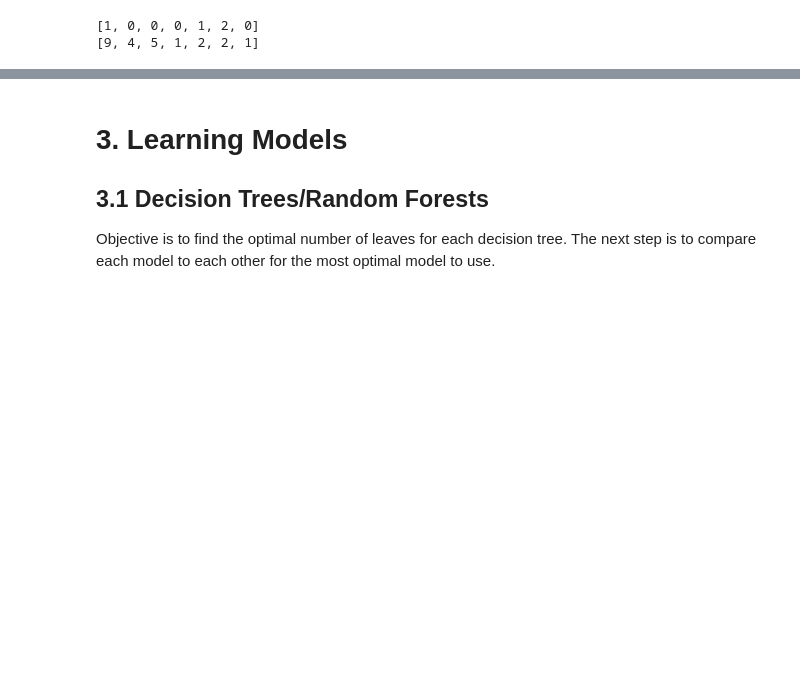
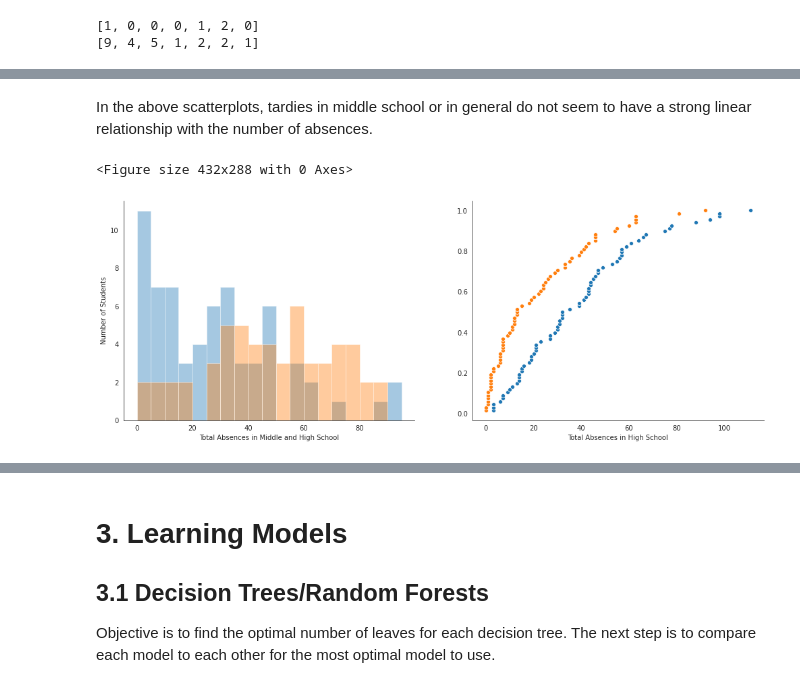
Before and after one commit to kevinmonisit/Project, a Jupyter notebook: Data Visualization.ipynb, the cells around one changed output, grey strips where cells are left out. Saved outputs shown, nothing was run; the diff lists cells and outputs as text; code cells hidden in the pictures; blank space fills up the shorter version.

```diff
--- a/Data Visualization.ipynb
+++ b/Data Visualization.ipynb
@@ -106,0 +179,49 @@ Converting needed values into usable int types for learning models I also sum th
+# %% [markdown]
+In the above scatterplots, tardies in middle school or in general do not seem to have a strong linear relationship with the number of absences.
+# %%
+plt.clf()
+
+#sns.distplot(student_data["AbsencesSum_HS"], bins=5, kde=False)
+Histbins = range(0,100,10)
+
+#plt.hist(student_data["AbsencesSum_HS"], bins=Histbins, edgecolor="black")
+
+def ecdf(data):
+    """Compute ECDF for a one-dimensional array of measurements."""
+    # Number of data points: n
+    n = len(data)
+
+    # x-data for the ECDF: x
+    x = np.sort(data)
+
+    # y-data for the ECDF: y
+    y = np.arange(1, n+1) / n
+
+    return x, y
+
+students = dataForGraph["AbsencesSum_HS"]
+
+x_, y_ = ecdf(students)
+
+students = dataForGraph["TardiesSum_HS"]
+h, g = ecdf(students)
+
+print()
+
+with sns.axes_style("white"):
+    fig, (ax1, ax2) = plt.subplots(1,2, figsize=(17,6))
+    sns.despine(fig=fig)
+
+    sns.distplot(dataForGraph["AbsencesSum_HS"], bins=Histbins, kde=False, rug=False, ax=ax1)
+    ax1.set_xlabel("Total Absences in Middle and High School")
+    ax1.set_ylabel("Number of Students")
+
+    #sns.boxplot(x="AbsencesSum_HS", data=dataForGraph, ax=ax2)
+    #sns.swarmplot(y="AbsencesSum_HS", data=dataForGraph)
+    sns.scatterplot(x=x_, y=y_)
+    sns.scatterplot(x=h, y=g)
+
+    ax2.set_xlabel("Total Absences in High School")
+# %% [output]
+<Figure size 432x288 with 0 Axes>
+[figure, added]
```
Also changed, not shown: parts of 32 cells of this notebook.
